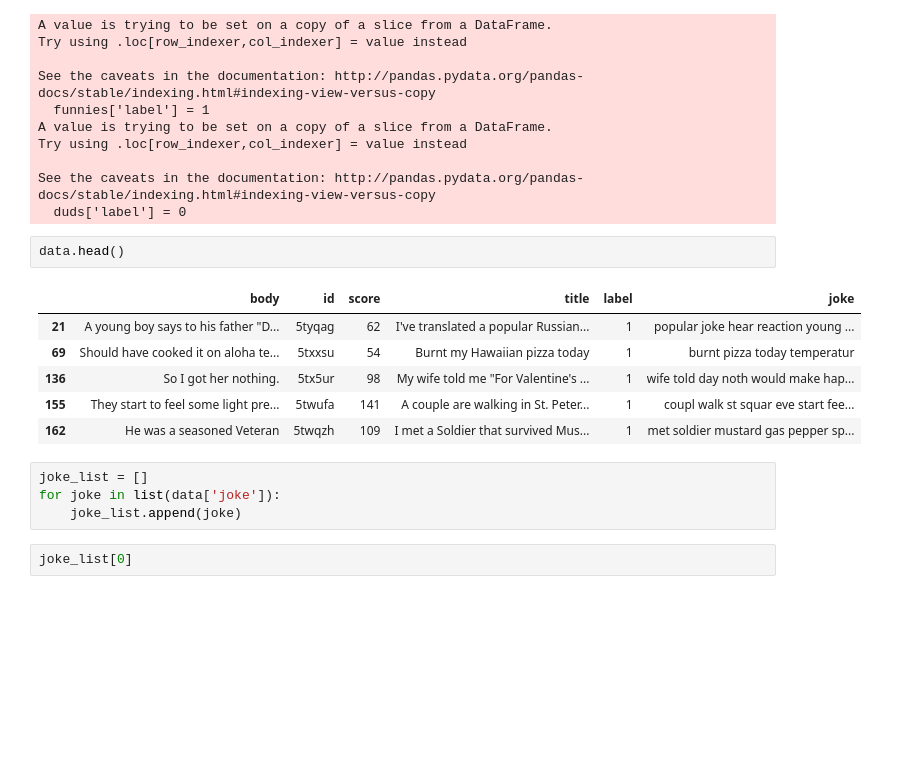
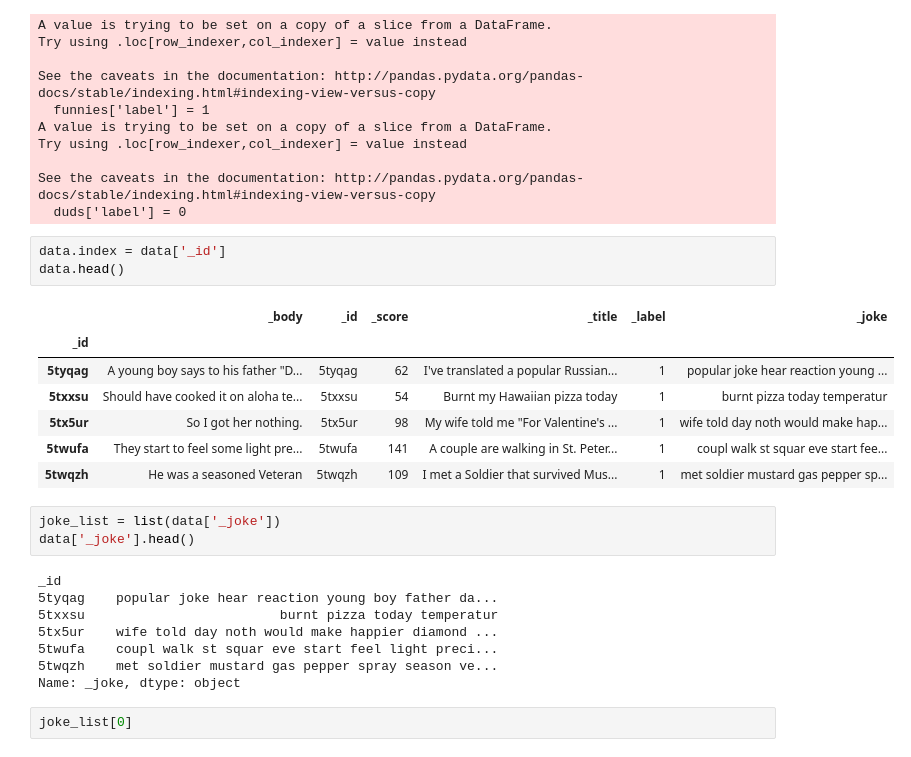
Before and after one commit to tmgrgg/is-this-joke-funny-reddit, a Jupyter notebook: Analysis.ipynb, the cells around one changed output. Saved outputs shown, nothing was run; the diff lists cells and outputs as text; blank space fills up the shorter version.

```diff
--- a/Analysis.ipynb
+++ b/Analysis.ipynb
@@ -14,18 +14,27 @@ Try using .loc[row_indexer,col_indexer] = value instead
 See the caveats in the documentation: http://pandas.pydata.org/pandas-docs/stable/indexing.html#indexing-view-versus-copy
   duds['label'] = 0
 # %%
+data.index = data['_id']
 data.head()
 # %% [output]
-|  | body | id | score | title | label | joke |
-| 21 | A young boy says to his father "D... | 5tyqag | 62 | I've translated a popular Russian... | 1 | popular joke hear reaction young ... |
-| 69 | Should have cooked it on aloha te... | 5txxsu | 54 | Burnt my Hawaiian pizza today | 1 | burnt pizza today temperatur |
-| 136 | So I got her nothing. | 5tx5ur | 98 | My wife told me "For Valentine's ... | 1 | wife told day noth would make hap... |
-| 155 | They start to feel some light pre... | 5twufa | 141 | A couple are walking in St. Peter... | 1 | coupl walk st squar eve start fee... |
-| 162 | He was a seasoned Veteran | 5twqzh | 109 | I met a Soldier that survived Mus... | 1 | met soldier mustard gas pepper sp... |
+|  | _body | _id | _score | _title | _label | _joke |
+| _id |  |  |  |  |  |  |
+| 5tyqag | A young boy says to his father "D... | 5tyqag | 62 | I've translated a popular Russian... | 1 | popular joke hear reaction young ... |
+| 5txxsu | Should have cooked it on aloha te... | 5txxsu | 54 | Burnt my Hawaiian pizza today | 1 | burnt pizza today temperatur |
+| 5tx5ur | So I got her nothing. | 5tx5ur | 98 | My wife told me "For Valentine's ... | 1 | wife told day noth would make hap... |
+| 5twufa | They start to feel some light pre... | 5twufa | 141 | A couple are walking in St. Peter... | 1 | coupl walk st squar eve start fee... |
+| 5twqzh | He was a seasoned Veteran | 5twqzh | 109 | I met a Soldier that survived Mus... | 1 | met soldier mustard gas pepper sp... |
-# %%
-joke_list = []
-for joke in list(data['joke']):
-    joke_list.append(joke)
+# %%
+joke_list = list(data['_joke'])
+data['_joke'].head()
+# %% [output]
+_id
+5tyqag    popular joke hear reaction young boy father da...
+5txxsu                         burnt pizza today temperatur
+5tx5ur    wife told day noth would make happier diamond ...
+5twufa    coupl walk st squar eve start feel light preci...
+5twqzh    met soldier mustard gas pepper spray season ve...
+Name: _joke, dtype: object
 # %%
 joke_list[0]
 # %% [output]
```
Also changed, not shown: parts of 22 cells of this notebook, 1 other file.
